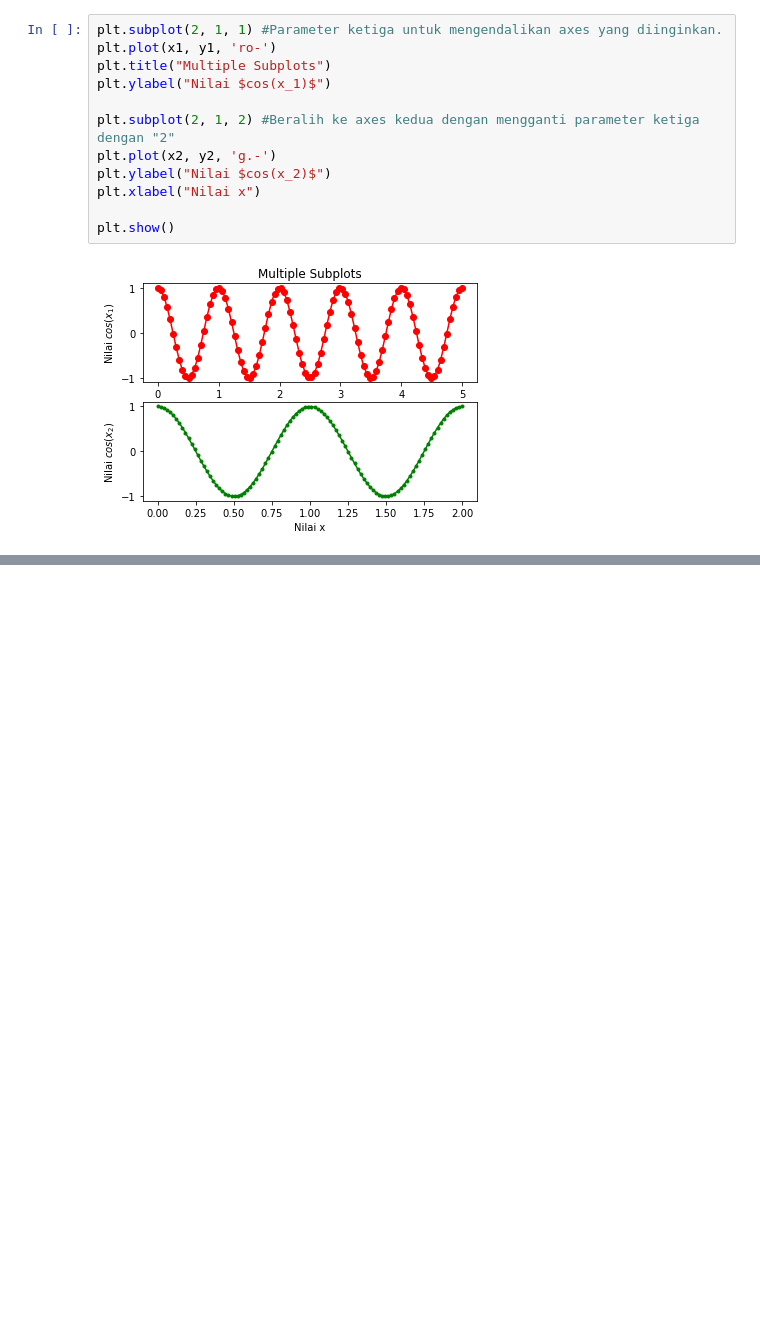
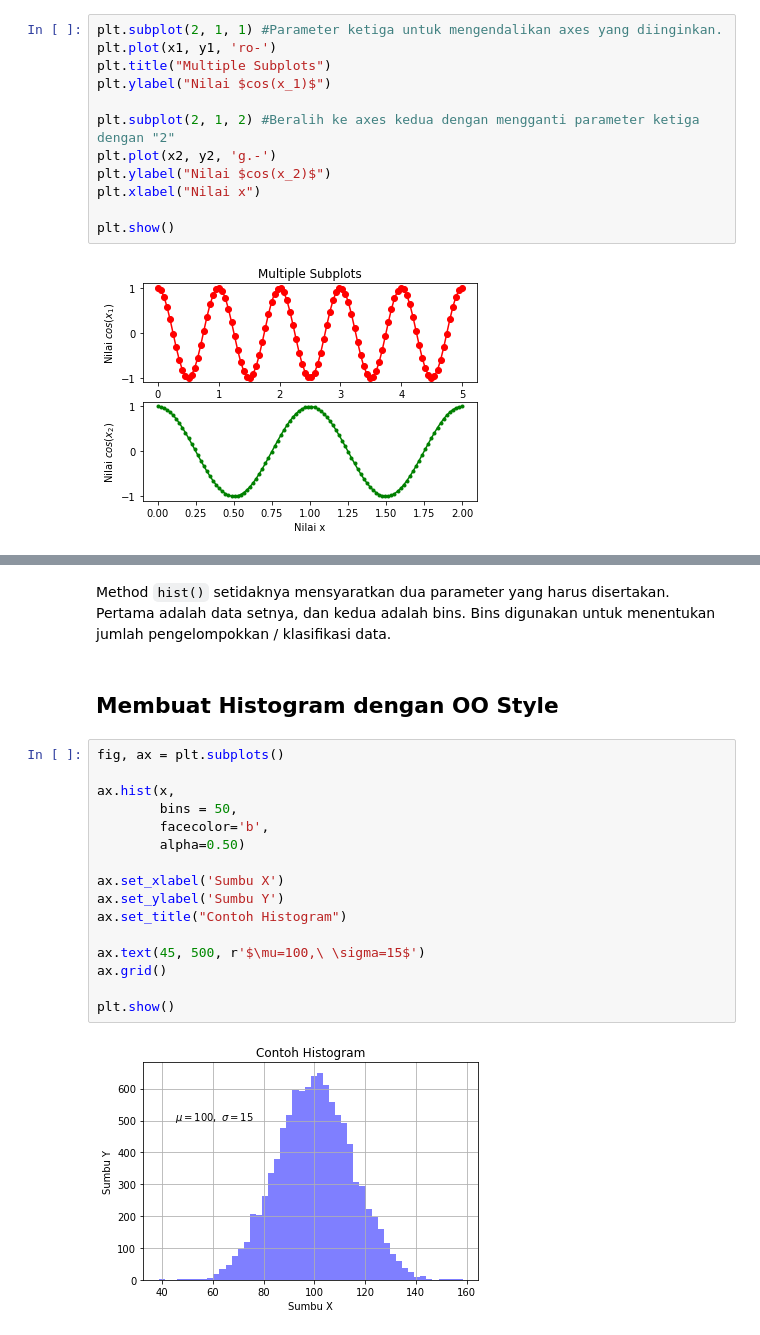
Before and after one commit to medievalgoose/matplotlib, a Jupyter notebook: Matplotlib-Week3.ipynb, the cells around one changed output, grey strips where cells are left out. Drawn from its saved outputs; the diff is of its cells as text; blank space fills up the shorter version.

```diff
--- a/Matplotlib-Week3.ipynb
+++ b/Matplotlib-Week3.ipynb
@@ -154,0 +199,22 @@ plt.show()
+# %% [markdown]
+Method `hist()` setidaknya mensyaratkan dua parameter yang harus disertakan. Pertama adalah data setnya, dan kedua adalah bins. Bins digunakan untuk menentukan jumlah pengelompokkan / klasifikasi data.
+# %% [markdown]
+## Membuat Histogram dengan OO Style
+# %%
+fig, ax = plt.subplots()
+
+ax.hist(x,
+        bins = 50,
+        facecolor='b',
+        alpha=0.50)
+
+ax.set_xlabel('Sumbu X')
+ax.set_ylabel('Sumbu Y')
+ax.set_title("Contoh Histogram")
+
+ax.text(45, 500, r'$\mu=100,\ \sigma=15$')
+ax.grid()
+
+plt.show()
+# %% [output]
+[figure, added]
```
Also changed, not shown: parts of 10 cells of this notebook.
